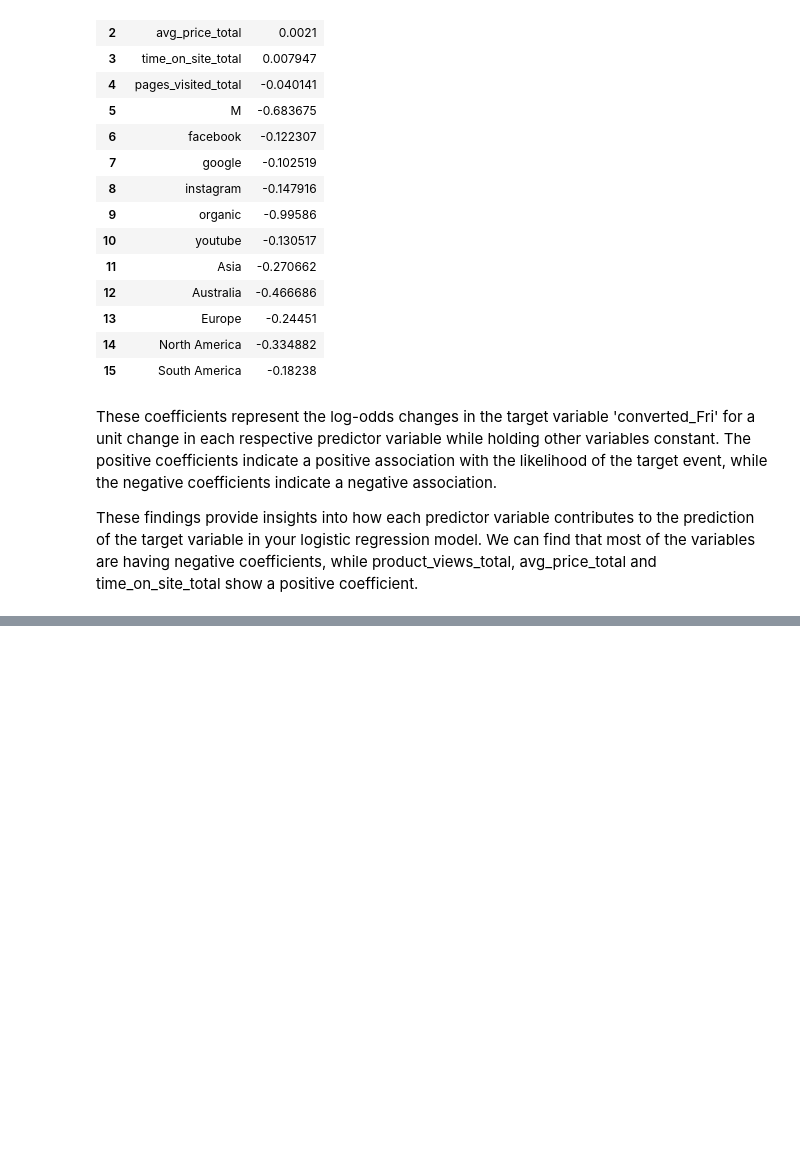
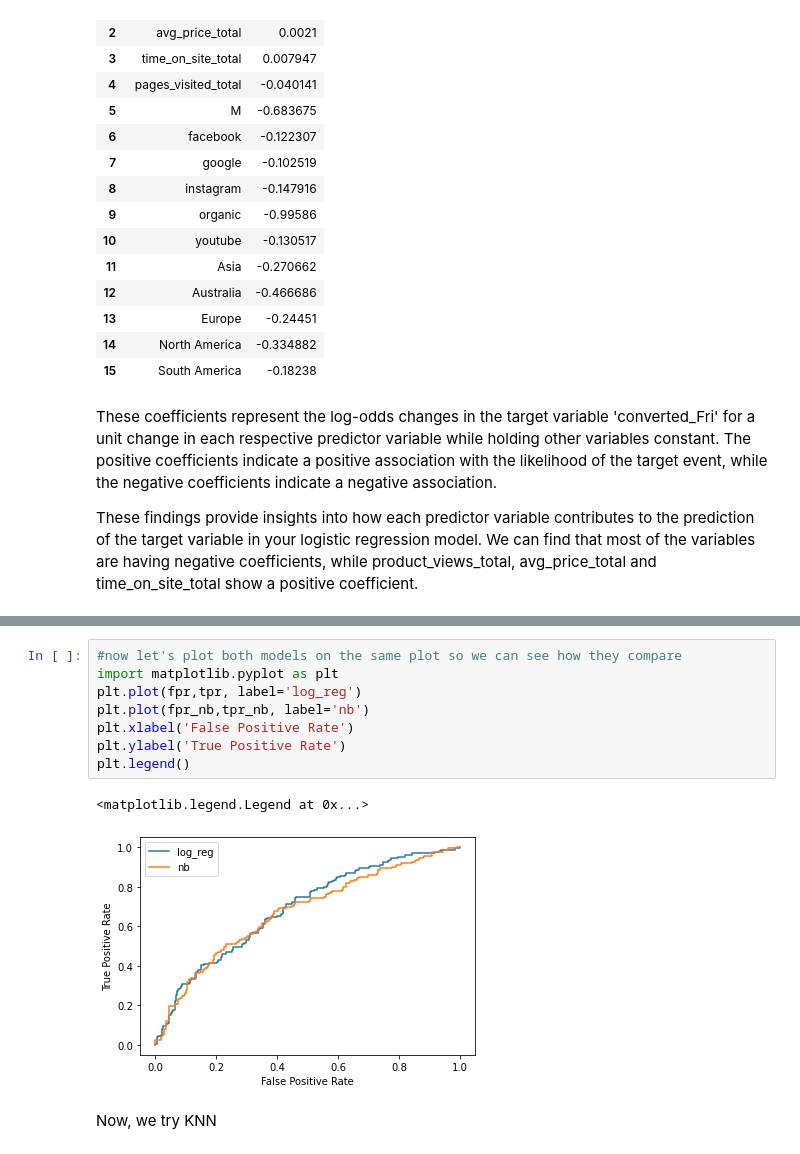
Before and after one commit to leningschulich/schulich_data_science, a Jupyter notebook: mban 6110 inclass code/final.ipynb, the cells around one changed output, grey strips where cells are left out. Saved outputs shown, nothing was run; the diff lists cells and outputs as text; blank space fills up the shorter version.

```diff
--- a/mban 6110 inclass code/final.ipynb
+++ b/mban 6110 inclass code/final.ipynb
@@ -630,0 +762,13 @@ These findings provide insights into how each predictor variable contributes to
+# %%
+#now let's plot both models on the same plot so we can see how they compare
+import matplotlib.pyplot as plt
+plt.plot(fpr,tpr, label='log_reg')
+plt.plot(fpr_nb,tpr_nb, label='nb')
+plt.xlabel('False Positive Rate')
+plt.ylabel('True Positive Rate')
+plt.legend()
+# %% [output]
+<matplotlib.legend.Legend at 0x...>
+[figure, added]
+# %% [markdown]
+Now, we try KNN
```
Also changed, not shown: parts of 22 cells of this notebook.
